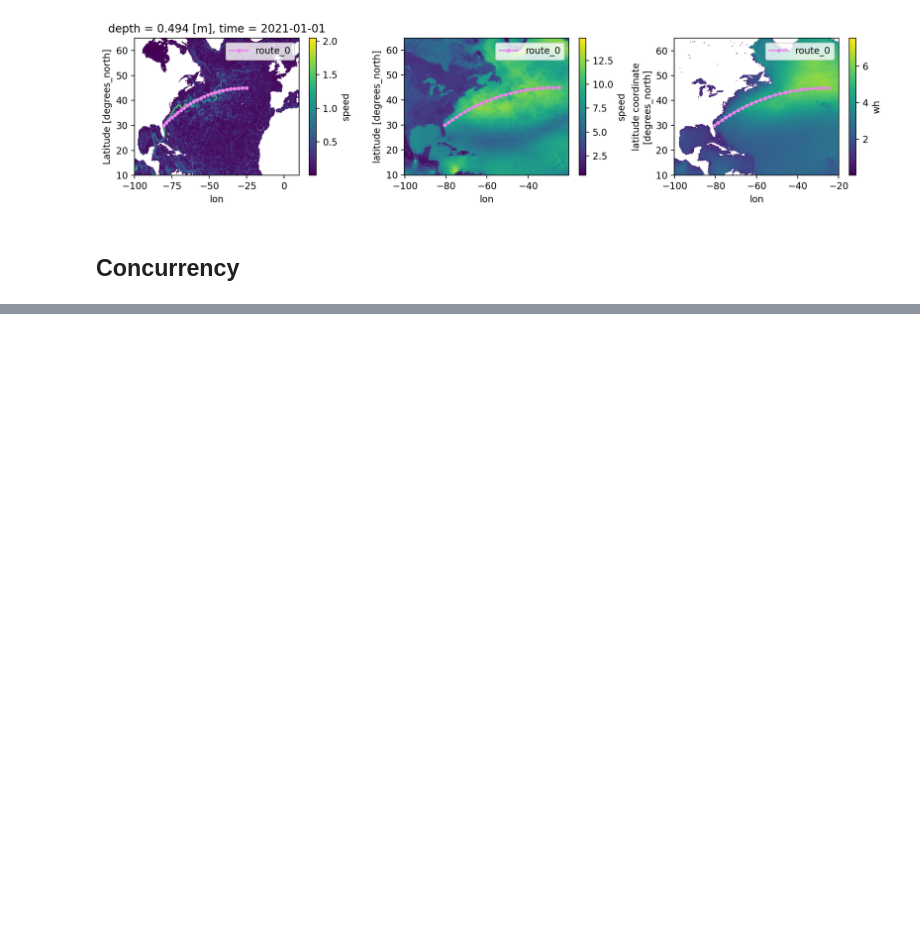
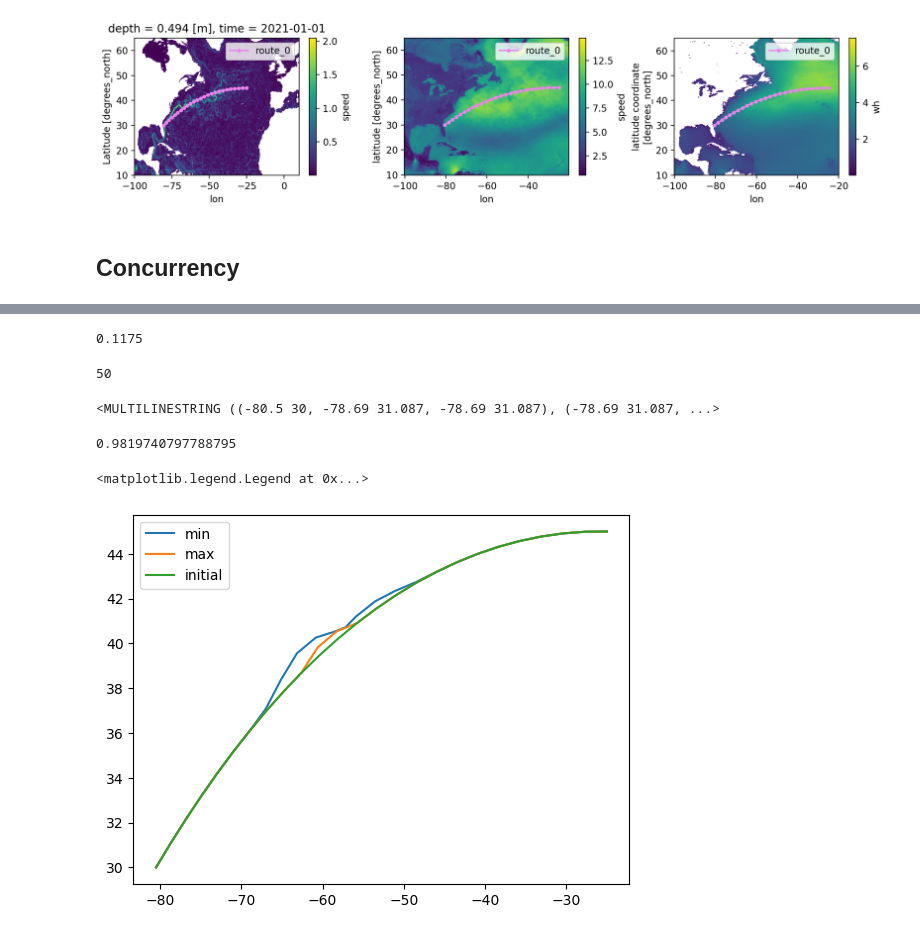
Before and after one commit to willirath/ship_routing, a Jupyter notebook: doc/examples/ship_routing_example_genetic.ipynb, the cells around one changed output, grey strips where cells are left out. Drawn from its saved outputs; the diff is of its cells as text; code cells hidden in the pictures; blank space fills up the shorter version.

```diff
--- a/doc/examples/ship_routing_example_genetic.ipynb
+++ b/doc/examples/ship_routing_example_genetic.ipynb
@@ -268,12 +267,12 @@ routes_costs = [
 # %%
 routes_costs = [
     route_mod_nonlocal_and_check_valid(
-        route_cost=rc,
+        route_cost=(route_0, cost_0),
         current_data_set=currents,
         wind_data_set=winds,
         wave_data_set=waves,
-        max_mod_size=route_0.length_meters / 4.0,
-        max_mod_width=route_0.length_meters,
+        max_mod_size=route_0.length_meters / 2.0,
+        max_mod_width=route_0.length_meters / 4.0,
     )
-    for rc in routes_costs
+    for rc in range(population_size)
 ]
@@ -476,0 +355,27 @@ cm, min(costs)
+# %%
+(cc < cost_0).mean()
+# %% [output]
+0.1175
+# %%
+cc.argmin()
+# %% [output]
+50
+# %%
+shapely.union(
+    routes_crossed[cc.argmin()].compute().line_string,
+    routes_crossed[cc.argmax()].compute().line_string,
+)
+# %% [output]
+<MULTILINESTRING ((-80.5 30, -78.69 31.087, -78.69 31.087), (-78.69 31.087, ...>
+# %%
+cc.min() / cost_0
+# %% [output]
+0.9819740797788795
+# %%
+plt.plot(*routes_crossed[cc.argmin()].compute().line_string.xy, label="min")
+plt.plot(*routes_crossed[cc.argmax()].compute().line_string.xy, label="max")
+plt.plot(*route_0.line_string.xy, label="initial")
+plt.legend()
+# %% [output]
+<matplotlib.legend.Legend at 0x...>
+[figure, added]
```
Also changed, not shown: parts of 36 cells of this notebook.
